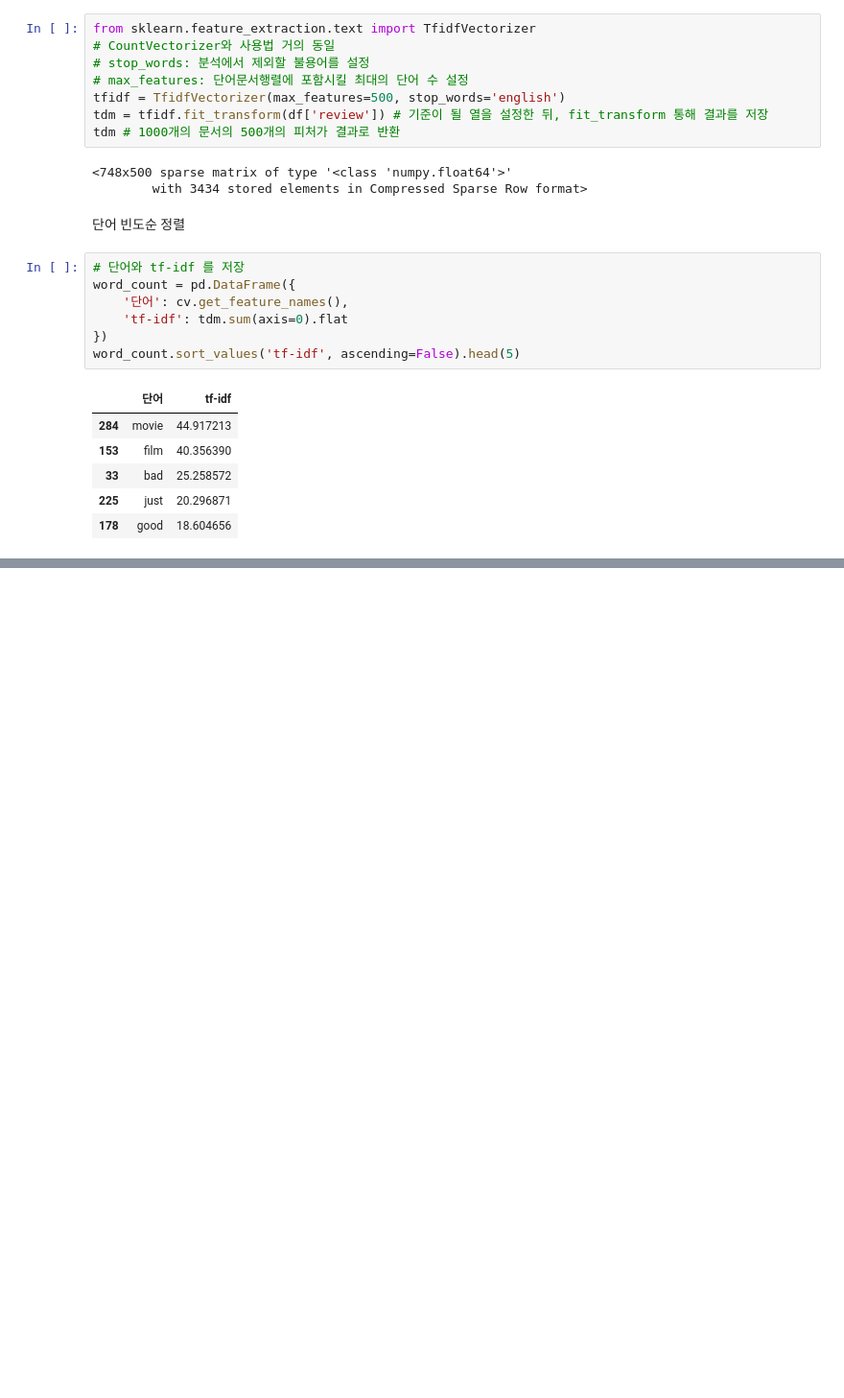
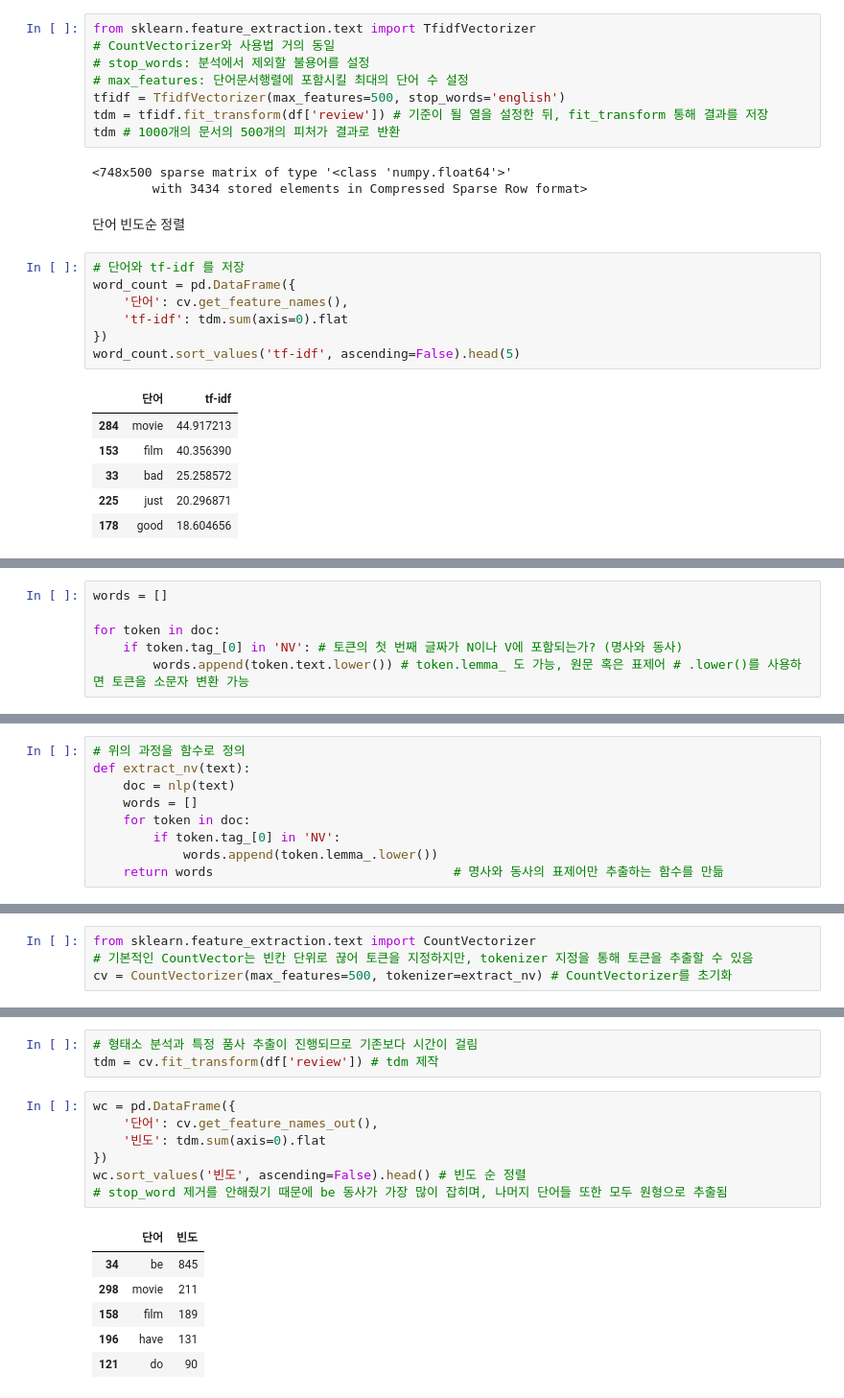
Before and after one commit to luckyspia/TIL, a Jupyter notebook: Text_Analysis/01.Term Document Matrix.ipynb, the cells around one changed output, grey strips where cells are left out. Shown: that part at 96% size. Drawn from its saved outputs; the diff is of its cells as text; blank space fills up the shorter version.

```diff
--- a/Text_Analysis/01.Term Document Matrix.ipynb
+++ b/Text_Analysis/01.Term Document Matrix.ipynb
@@ -224,0 +377,6 @@ word_count.sort_values('tf-idf', ascending=False).head(5)
+# %%
+words = []
+
+for token in doc:
+    if token.tag_[0] in 'NV': # 토큰의 첫 번째 글짜가 N이나 V에 포함되는가? (명사와 동사)
+        words.append(token.text.lower()) # token.lemma_ 도 가능, 원문 혹은 표제어 # .lower()를 사용하면 토큰을 소문자 변환 가능
@@ -224,0 +387,9 @@ word_count.sort_values('tf-idf', ascending=False).head(5)
+# %%
+# 위의 과정을 함수로 정의
+def extract_nv(text):
+    doc = nlp(text)
+    words = []
+    for token in doc:
+        if token.tag_[0] in 'NV':
+            words.append(token.lemma_.lower())
+    return words                                # 명사와 동사의 표제어만 추출하는 함수를 만듦
@@ -224,0 +400,4 @@ word_count.sort_values('tf-idf', ascending=False).head(5)
+# %%
+from sklearn.feature_extraction.text import CountVectorizer
+# 기본적인 CountVector는 빈칸 단위로 끊어 토큰을 지정하지만, tokenizer 지정을 통해 토큰을 추출할 수 있음
+cv = CountVectorizer(max_features=500, tokenizer=extract_nv) # CountVectorizer를 초기화
@@ -224,0 +415,17 @@ word_count.sort_values('tf-idf', ascending=False).head(5)
+# %%
+# 형태소 분석과 특정 품사 추출이 진행되므로 기존보다 시간이 걸림
+tdm = cv.fit_transform(df['review']) # tdm 제작
+# %%
+wc = pd.DataFrame({
+    '단어': cv.get_feature_names_out(),
+    '빈도': tdm.sum(axis=0).flat
+})
+wc.sort_values('빈도', ascending=False).head() # 빈도 순 정렬
+# stop_word 제거를 안해줬기 때문에 be 동사가 가장 많이 잡히며, 나머지 단어들 또한 모두 원형으로 추출됨
+# %% [output]
+|  | 단어 | 빈도 |
+| 34 | be | 845 |
+| 298 | movie | 211 |
+| 158 | film | 189 |
+| 196 | have | 131 |
+| 121 | do | 90 |
```
Also changed, not shown: parts of 35 cells of this notebook.
